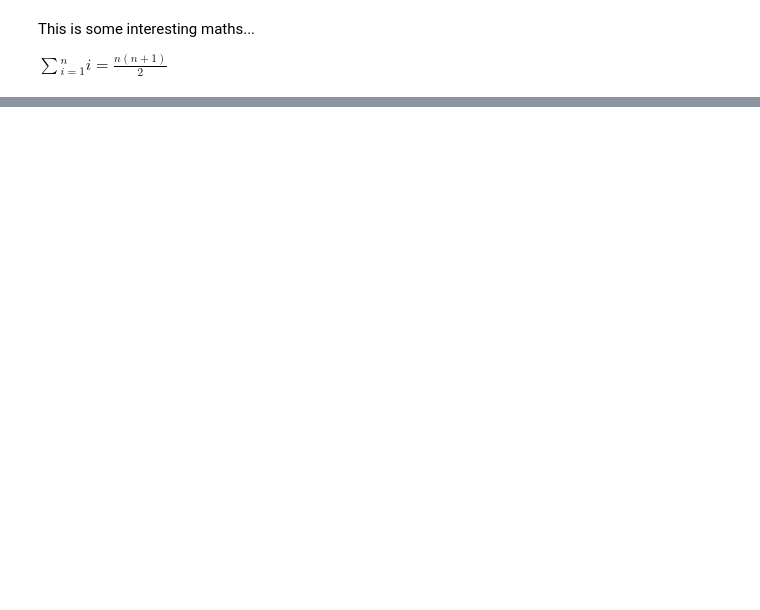
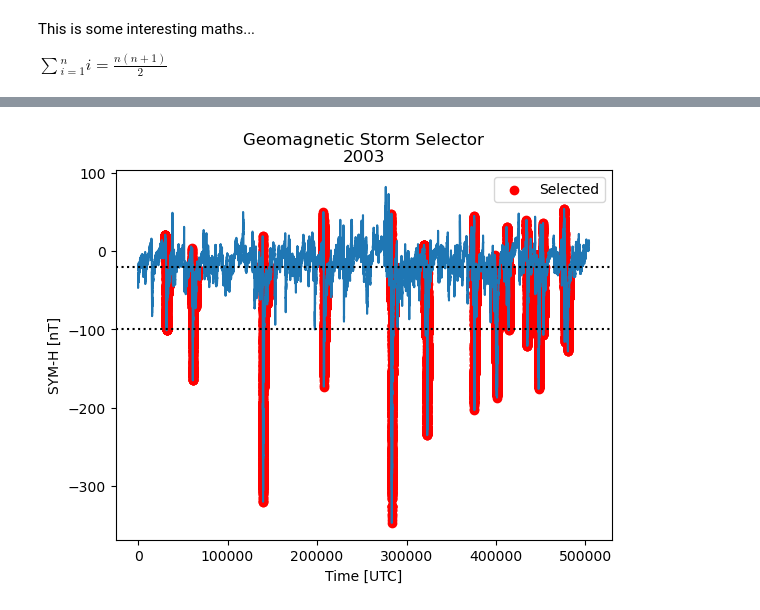
Before and after one commit to Sat-Nav/UROP2024, a Jupyter notebook: src/tests.ipynb, the cells around one changed output, grey strips where cells are left out. Drawn from its saved outputs; the diff is of its cells as text; code cells hidden in the pictures; blank space fills up the shorter version.

Commit message:
starting integration with storm selection

```diff
--- a/src/tests.ipynb
+++ b/src/tests.ipynb
@@ -69,0 +55,4 @@ array([[ 5.55976548e+00,  4.65679295e-01,  7.65106012e-01,
+# %%
+inds, ranges=findSeq(-df["SYM/H, nT"],20,100,6*60, return_ranges=True)
+# plt.plot(df["Datetime"], df["SYM/H, nT"])
+inds
@@ -69,0 +81,14 @@ array([[ 5.55976548e+00,  4.65679295e-01,  7.65106012e-01,
+# %%
+plt.figure()
+plt.plot(df["SYM/H, nT"])
+plt.scatter(df["Datetime"].iloc[inds].index,df["SYM/H, nT"].iloc[inds],color='r',label='Selected')
+plt.axhline(-20,color='k',linestyle=':')
+plt.axhline(-100,color='k',linestyle=':')
+plt.title('Geomagnetic Storm Selector\n2003')
+plt.xlabel('Time [UTC]')
+plt.ylabel('SYM-H [nT]')
+
+plt.legend()
+plt.show()
+# %% [output]
+[figure, added]
```
Also changed, not shown: parts of 6 cells of this notebook, 4 other files.
